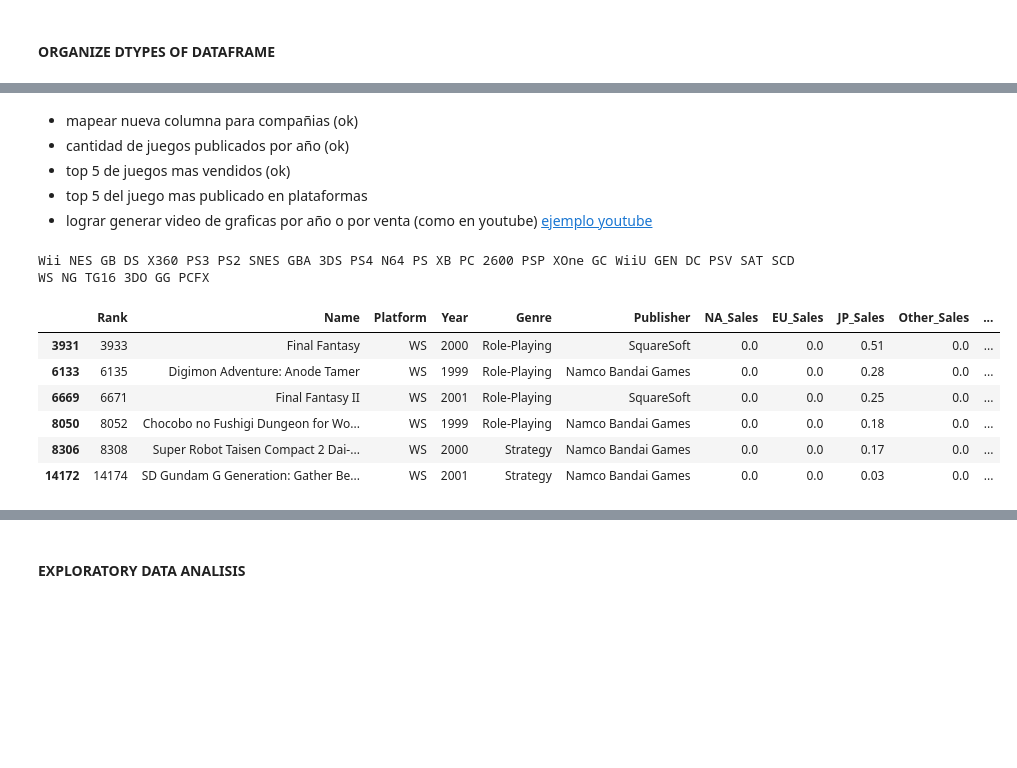
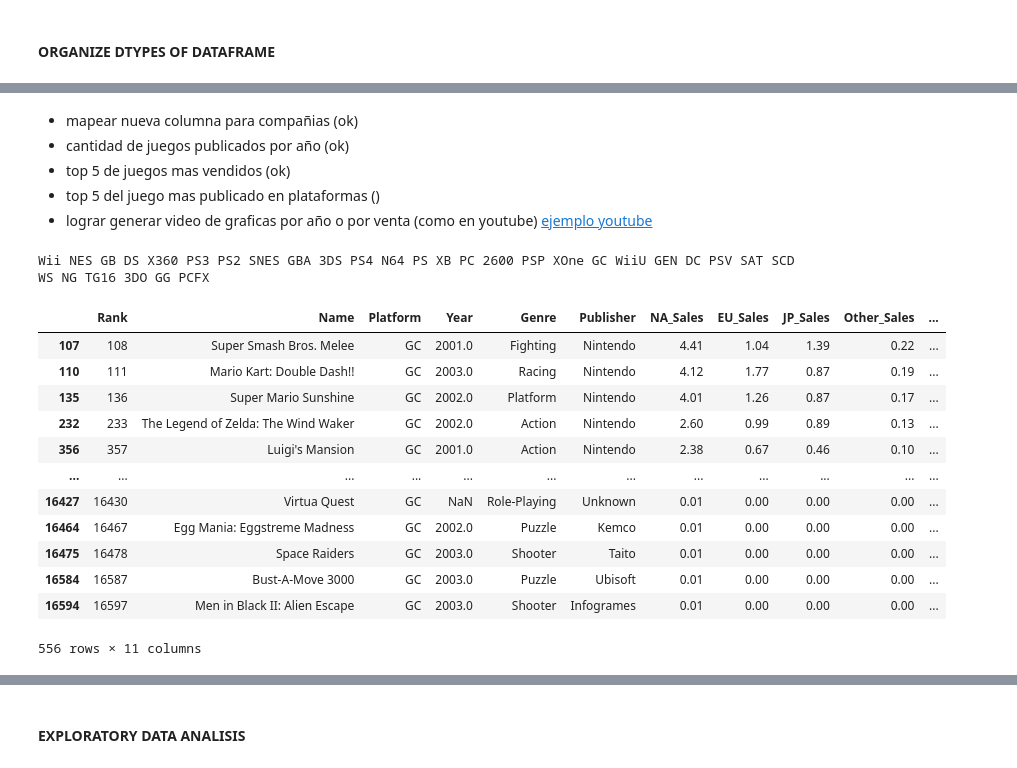
Before and after one commit to Gapcroz/Videogame-Sales-Analysis-, a Jupyter notebook: videogames_sales/vg_sales.ipynb, the cells around one changed output, grey strips where cells are left out. Saved outputs shown, nothing was run; the diff lists cells and outputs as text; code cells hidden in the pictures; blank space fills up the shorter version.

Commit message:
Carga de trabajo casi finalizando proyecto

```diff
--- a/videogames_sales/vg_sales.ipynb
+++ b/videogames_sales/vg_sales.ipynb
@@ -167,7 +167,7 @@ vgs.describe(include="all")
 * mapear nueva columna para compañias (ok)
 * cantidad de juegos publicados por año (ok)
 * top 5 de juegos mas vendidos (ok)
-* top 5 del juego mas publicado en plataformas
+* top 5 del juego mas publicado en plataformas ()
 * lograr generar video de graficas por año o por venta (como en youtube) [ejemplo youtube](https://www.youtube.com/watch?v=KMfgKFlfWWI)
 # %%
 # mapping new column for["Company"]
@@ -176,15 +176,21 @@ for platform in vgs["Platform"].unique():
 # %% [output]
 Wii NES GB DS X360 PS3 PS2 SNES GBA 3DS PS4 N64 PS XB PC 2600 PSP XOne GC WiiU GEN DC PSV SAT SCD WS NG TG16 3DO GG PCFX
 # %%
-vgs[vgs["Platform"] == "WS"]
+vgs[vgs["Platform"] == "GC"]
 # %% [output]
 |  | Rank | Name | Platform | Year | Genre | Publisher | NA_Sales | EU_Sales | JP_Sales | Other_Sales | ... |
-| 3931 | 3933 | Final Fantasy | WS | 2000 | Role-Playing | SquareSoft | 0.0 | 0.0 | 0.51 | 0.0 | ... |
-| 6133 | 6135 | Digimon Adventure: Anode Tamer | WS | 1999 | Role-Playing | Namco Bandai Games | 0.0 | 0.0 | 0.28 | 0.0 | ... |
-| 6669 | 6671 | Final Fantasy II | WS | 2001 | Role-Playing | SquareSoft | 0.0 | 0.0 | 0.25 | 0.0 | ... |
-| 8050 | 8052 | Chocobo no Fushigi Dungeon for Wo... | WS | 1999 | Role-Playing | Namco Bandai Games | 0.0 | 0.0 | 0.18 | 0.0 | ... |
-| 8306 | 8308 | Super Robot Taisen Compact 2 Dai-... | WS | 2000 | Strategy | Namco Bandai Games | 0.0 | 0.0 | 0.17 | 0.0 | ... |
-| 14172 | 14174 | SD Gundam G Generation: Gather Be... | WS | 2001 | Strategy | Namco Bandai Games | 0.0 | 0.0 | 0.03 | 0.0 | ... |
+| 107 | 108 | Super Smash Bros. Melee | GC | 2001.0 | Fighting | Nintendo | 4.41 | 1.04 | 1.39 | 0.22 | ... |
+| 110 | 111 | Mario Kart: Double Dash!! | GC | 2003.0 | Racing | Nintendo | 4.12 | 1.77 | 0.87 | 0.19 | ... |
+| 135 | 136 | Super Mario Sunshine | GC | 2002.0 | Platform | Nintendo | 4.01 | 1.26 | 0.87 | 0.17 | ... |
+| 232 | 233 | The Legend of Zelda: The Wind Waker | GC | 2002.0 | Action | Nintendo | 2.60 | 0.99 | 0.89 | 0.13 | ... |
+| 356 | 357 | Luigi's Mansion | GC | 2001.0 | Action | Nintendo | 2.38 | 0.67 | 0.46 | 0.10 | ... |
+| ... | ... | ... | ... | ... | ... | ... | ... | ... | ... | ... | ... |
+| 16427 | 16430 | Virtua Quest | GC | NaN | Role-Playing | Unknown | 0.01 | 0.00 | 0.00 | 0.00 | ... |
+| 16464 | 16467 | Egg Mania: Eggstreme Madness | GC | 2002.0 | Puzzle | Kemco | 0.01 | 0.00 | 0.00 | 0.00 | ... |
+| 16475 | 16478 | Space Raiders | GC | 2003.0 | Shooter | Taito | 0.01 | 0.00 | 0.00 | 0.00 | ... |
+| 16584 | 16587 | Bust-A-Move 3000 | GC | 2003.0 | Puzzle | Ubisoft | 0.01 | 0.00 | 0.00 | 0.00 | ... |
+| 16594 | 16597 | Men in Black II: Alien Escape | GC | 2003.0 | Shooter | Infogrames | 0.01 | 0.00 | 0.00 | 0.00 | ... |
+556 rows × 11 columns
 # %%
 # Nintendo Microsoft Sony Atari Sega LgElectronics Nec Snk Bandai
 # Wii NES GB DS X360 PS3 PS2 SNES GBA 3DS PS4 N64 PS XB PC 2600 PSP XOne GC WiiU GEN DC PSV SAT SCD WS NG TG16 3DO GG PCFX
```
Also changed, not shown: parts of 10 cells of this notebook.
